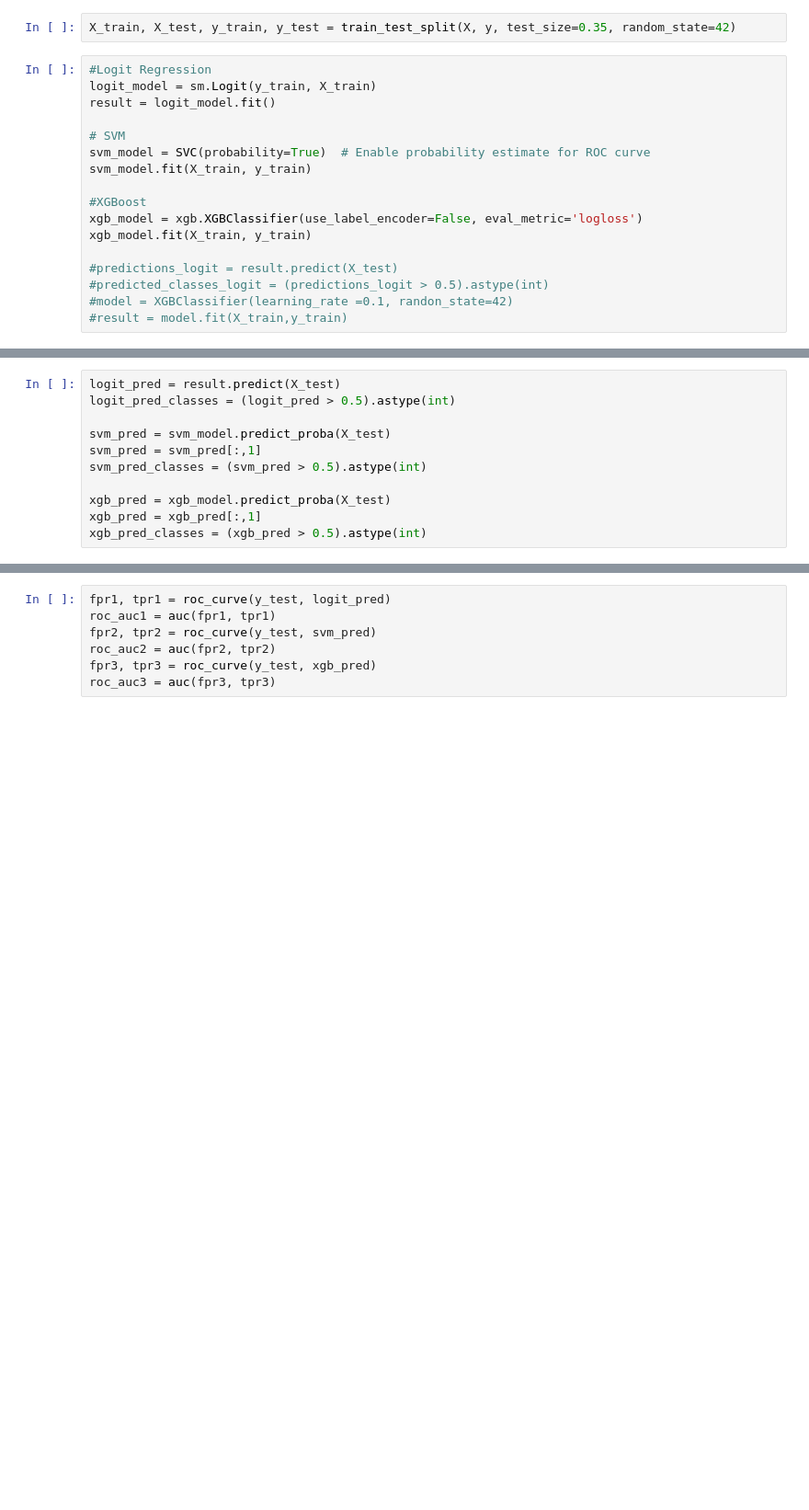
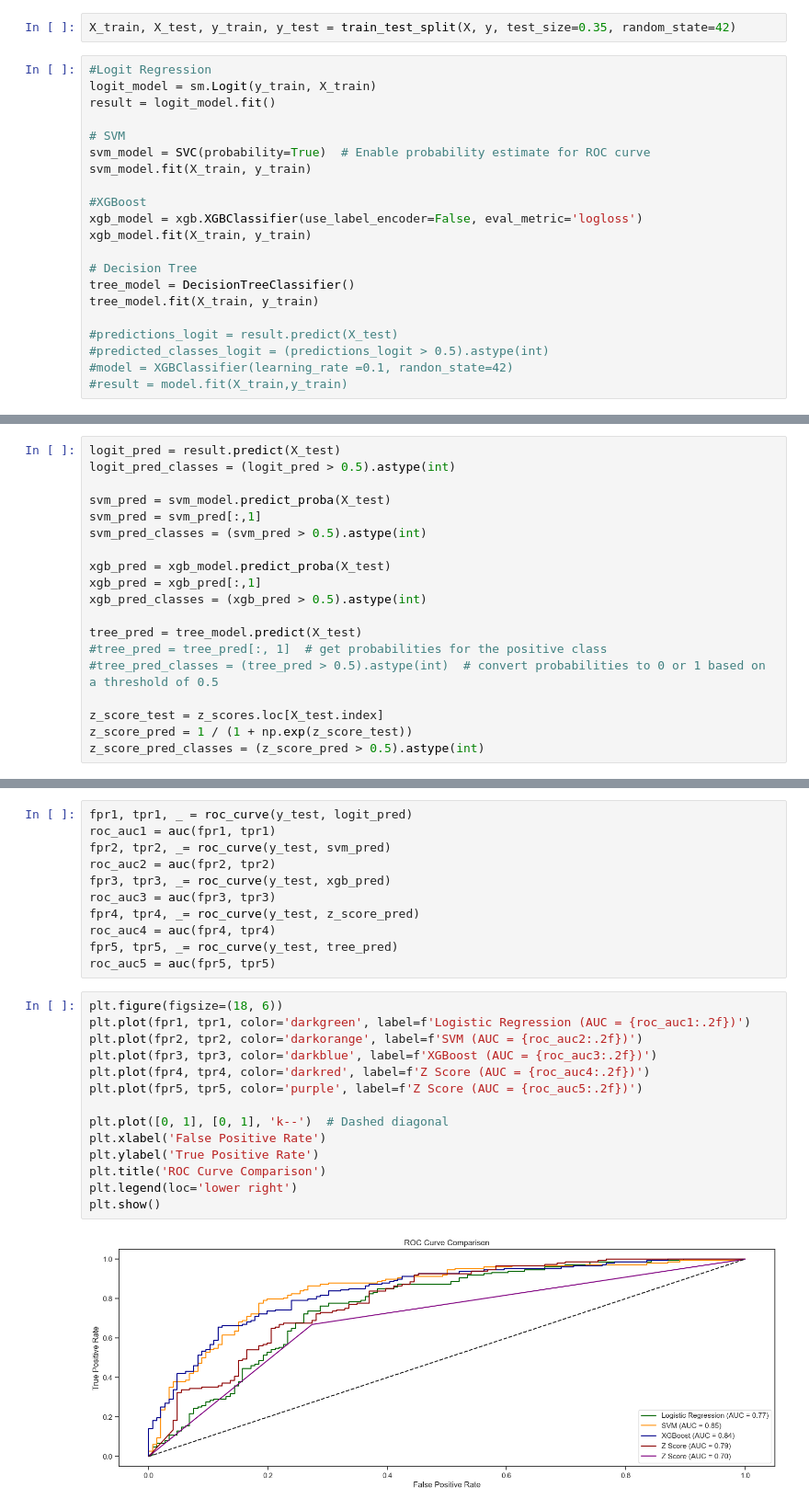
Before and after one commit to adam-datasci/RiskAnalytics, a Jupyter notebook: Bankruptcy Prediction.ipynb, the cells around one changed output, grey strips where cells are left out. Shown: that part at 92% size. Drawn from its saved outputs; the diff is of its cells as text; blank space fills up the shorter version.

```diff
--- a/Bankruptcy Prediction.ipynb
+++ b/Bankruptcy Prediction.ipynb
@@ -108,6 +114,10 @@ svm_model.fit(X_train, y_train)
 xgb_model = xgb.XGBClassifier(use_label_encoder=False, eval_metric='logloss')
 xgb_model.fit(X_train, y_train)
 
+# Decision Tree
+tree_model = DecisionTreeClassifier()
+tree_model.fit(X_train, y_train)
+
 #predictions_logit = result.predict(X_test)
 #predicted_classes_logit = (predictions_logit > 0.5).astype(int)
 #model = XGBClassifier(learning_rate =0.1, randon_state=42)
@@ -138,6 +138,14 @@ svm_pred_classes = (svm_pred > 0.5).astype(int)
 xgb_pred = xgb_model.predict_proba(X_test)
 xgb_pred = xgb_pred[:,1]
 xgb_pred_classes = (xgb_pred > 0.5).astype(int)
+
+tree_pred = tree_model.predict(X_test)
+#tree_pred = tree_pred[:, 1]  # get probabilities for the positive class
+#tree_pred_classes = (tree_pred > 0.5).astype(int)  # convert probabilities to 0 or 1 based on a threshold of 0.5
+
+z_score_test = z_scores.loc[X_test.index]
+z_score_pred = 1 / (1 + np.exp(z_score_test))
+z_score_pred_classes = (z_score_pred > 0.5).astype(int)
 # %%
 cm1 = confusion_matrix(y_test, logit_pred_classes)
 cm2 = confusion_matrix(y_test, svm_pred_classes)
@@ -167,10 +177,30 @@ plt.show()
 # %%
-fpr1, tpr1 = roc_curve(y_test, logit_pred)
+fpr1, tpr1, _ = roc_curve(y_test, logit_pred)
 roc_auc1 = auc(fpr1, tpr1)
-fpr2, tpr2 = roc_curve(y_test, svm_pred)
+fpr2, tpr2, _= roc_curve(y_test, svm_pred)
 roc_auc2 = auc(fpr2, tpr2)
-fpr3, tpr3 = roc_curve(y_test, xgb_pred)
+fpr3, tpr3, _= roc_curve(y_test, xgb_pred)
 roc_auc3 = auc(fpr3, tpr3)
+fpr4, tpr4, _= roc_curve(y_test, z_score_pred)
+roc_auc4 = auc(fpr4, tpr4)
+fpr5, tpr5, _= roc_curve(y_test, tree_pred)
+roc_auc5 = auc(fpr5, tpr5)
+# %%
+plt.figure(figsize=(18, 6))
+plt.plot(fpr1, tpr1, color='darkgreen', label=f'Logistic Regression (AUC = {roc_auc1:.2f})')
+plt.plot(fpr2, tpr2, color='darkorange', label=f'SVM (AUC = {roc_auc2:.2f})')
+plt.plot(fpr3, tpr3, color='darkblue', label=f'XGBoost (AUC = {roc_auc3:.2f})')
+plt.plot(fpr4, tpr4, color='darkred', label=f'Z Score (AUC = {roc_auc4:.2f})')
+plt.plot(fpr5, tpr5, color='purple', label=f'Z Score (AUC = {roc_auc5:.2f})')
+
+plt.plot([0, 1], [0, 1], 'k--')  # Dashed diagonal
+plt.xlabel('False Positive Rate')
+plt.ylabel('True Positive Rate')
+plt.title('ROC Curve Comparison')
+plt.legend(loc='lower right')
+plt.show()
+# %% [output]
+[figure, added]
 # %%
 result.summary()
 # %% [output]
```
Also changed, not shown: parts of 13 cells of this notebook, 2 other files.
